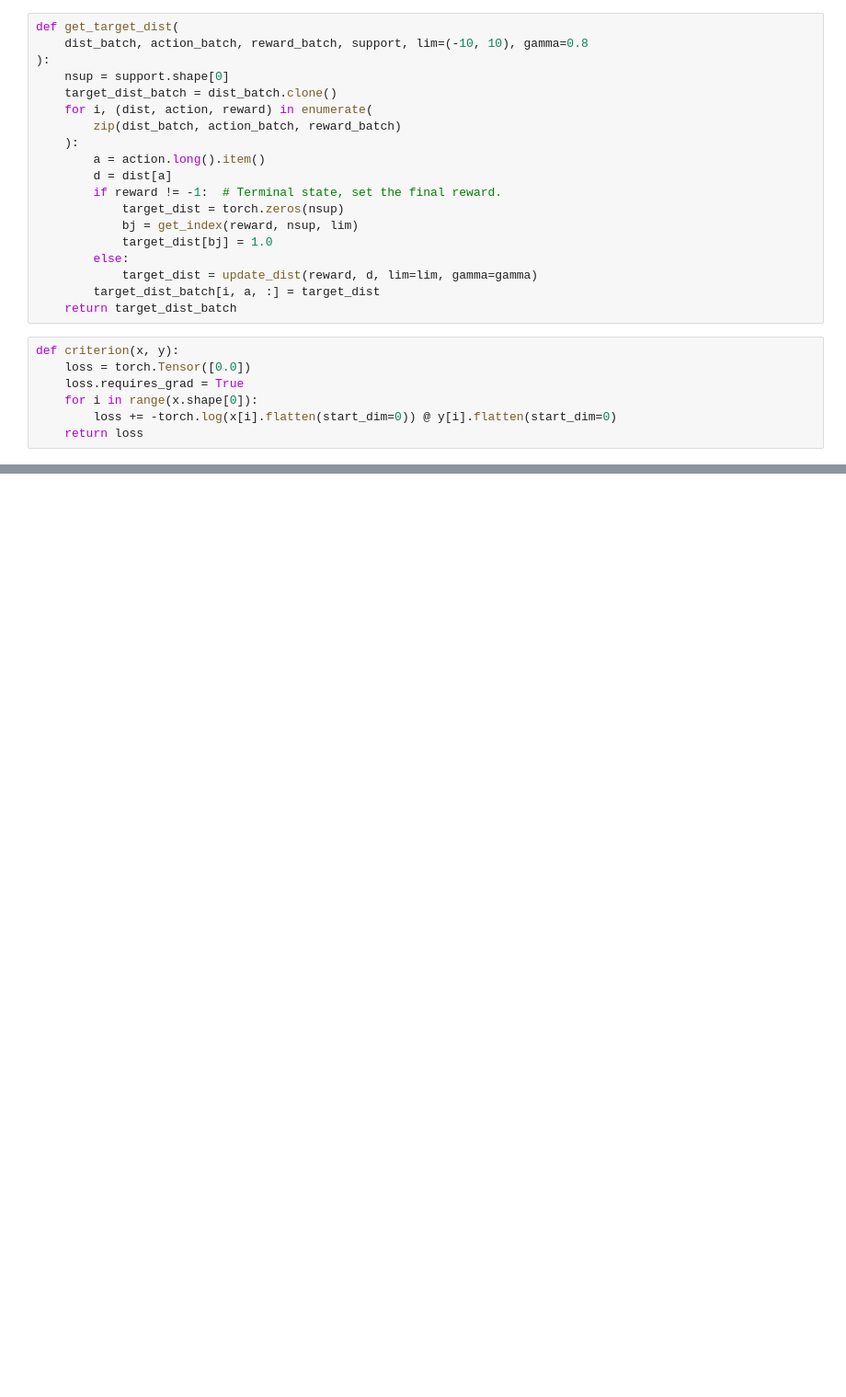
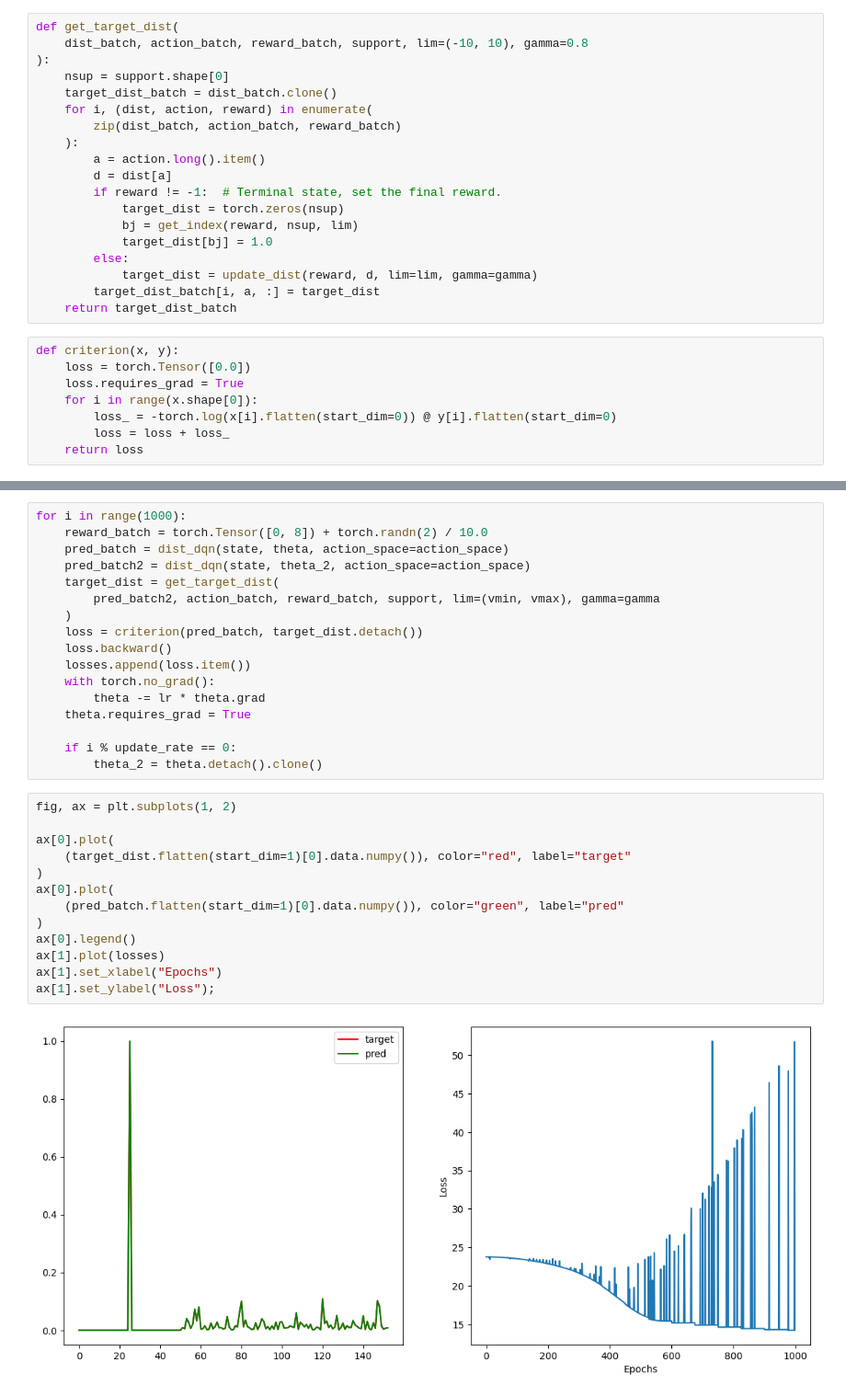
Before and after one commit to alextanhongpin/python-deep-reinforcement-learning-in-action, a Jupyter notebook: 07_distributional_dqn.v2.ipynb, the cells around one changed output, grey strips where cells are left out. Shown at 92% size. Drawn from its saved outputs; the diff is of its cells as text; blank space fills up the shorter version.

```diff
--- a/07_distributional_dqn.v2.ipynb
+++ b/07_distributional_dqn.v2.ipynb
@@ -72,7 +83,8 @@ def criterion(x, y):
     loss = torch.Tensor([0.0])
     loss.requires_grad = True
     for i in range(x.shape[0]):
-        loss += -torch.log(x[i].flatten(start_dim=0)) @ y[i].flatten(start_dim=0)
+        loss_ = -torch.log(x[i].flatten(start_dim=0)) @ y[i].flatten(start_dim=0)
+        loss = loss + loss_
     return loss
 # %%
 action_space = 3
@@ -103,0 +121,32 @@ plt.legend()
+# %%
+for i in range(1000):
+    reward_batch = torch.Tensor([0, 8]) + torch.randn(2) / 10.0
+    pred_batch = dist_dqn(state, theta, action_space=action_space)
+    pred_batch2 = dist_dqn(state, theta_2, action_space=action_space)
+    target_dist = get_target_dist(
+        pred_batch2, action_batch, reward_batch, support, lim=(vmin, vmax), gamma=gamma
+    )
+    loss = criterion(pred_batch, target_dist.detach())
+    loss.backward()
+    losses.append(loss.item())
+    with torch.no_grad():
+        theta -= lr * theta.grad
+    theta.requires_grad = True
+
+    if i % update_rate == 0:
+        theta_2 = theta.detach().clone()
+# %%
+fig, ax = plt.subplots(1, 2)
+
+ax[0].plot(
+    (target_dist.flatten(start_dim=1)[0].data.numpy()), color="red", label="target"
+)
+ax[0].plot(
+    (pred_batch.flatten(start_dim=1)[0].data.numpy()), color="green", label="pred"
+)
+ax[0].legend()
+ax[1].plot(losses)
+ax[1].set_xlabel("Epochs")
+ax[1].set_ylabel("Loss");
+# %% [output]
+[figure, added]
```
Also changed, not shown: parts of 13 cells of this notebook, 9 other files.
